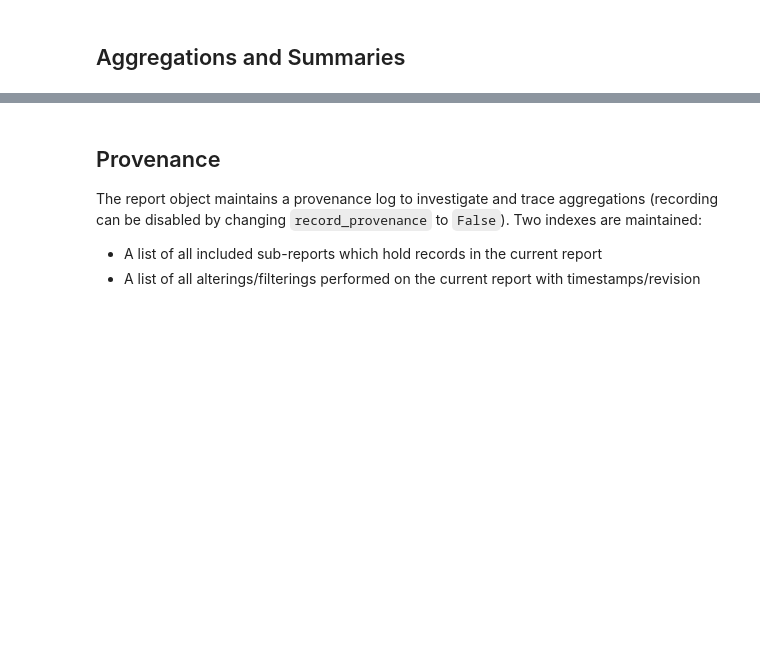
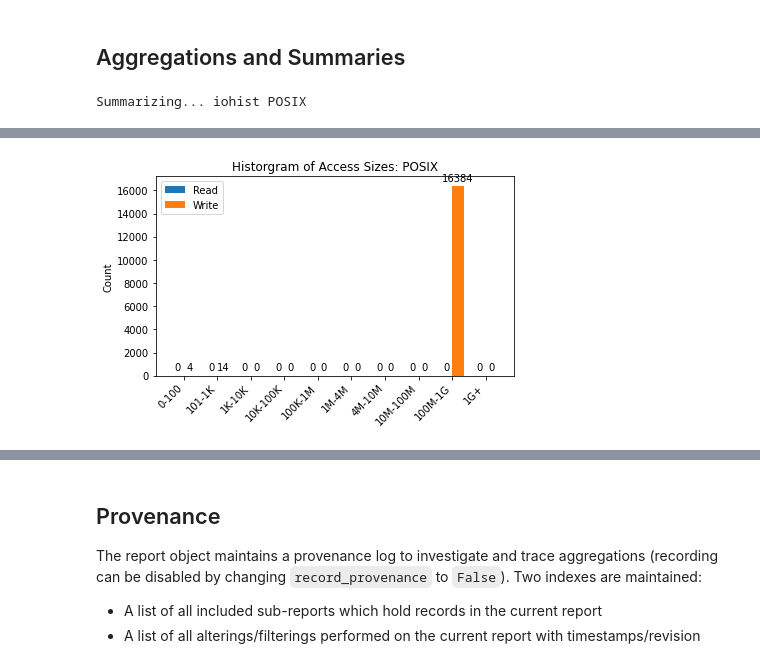
Before and after one commit to darshan-hpc/darshan, a Jupyter notebook: darshan-util/pydarshan/examples/99_darshan-experimental_report-algebra.ipynb, the cells around one changed output, grey strips where cells are left out. Drawn from its saved outputs; the diff is of its cells as text; code cells hidden in the pictures; blank space fills up the shorter version.

```diff
--- a/darshan-util/pydarshan/examples/99_darshan-experimental_report-algebra.ipynb
+++ b/darshan-util/pydarshan/examples/99_darshan-experimental_report-algebra.ipynb
@@ -159,10 +206,12 @@ combined = r1 + r2
 import darshan
 darshan.enable_experimental()
 
-r3 = darshan.DarshanReport("example-logs/example.darshan")
+r3 = darshan.DarshanReport("example-logs/example.darshan", dtype='numpy')
 r3.mod_read_all_records('POSIX')
 r3.mod_read_all_records('MPI-IO')
 
 
 from darshan.experimental.plots.matplotlib import plot_access_histogram
 plot_access_histogram(r3, mod='POSIX')
+# %% [output]
+Summarizing... iohist POSIX
@@ -169,2 +219,3 @@ plot_access_histogram(r3, mod='POSIX')
+[figure, added]
 # %%
 r3.mod_agg_iohist('POSIX')
```
Also changed, not shown: parts of 22 cells of this notebook, 3 other files.
